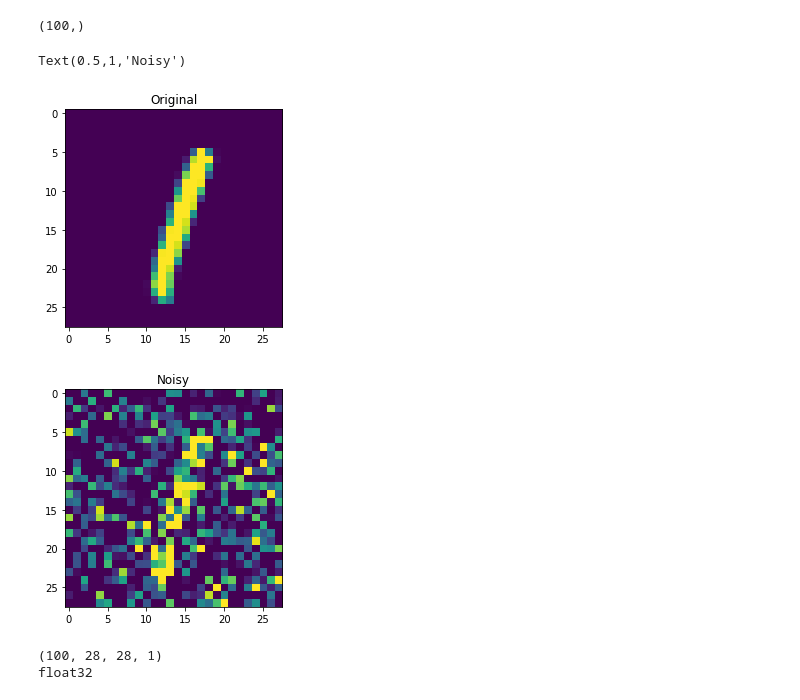
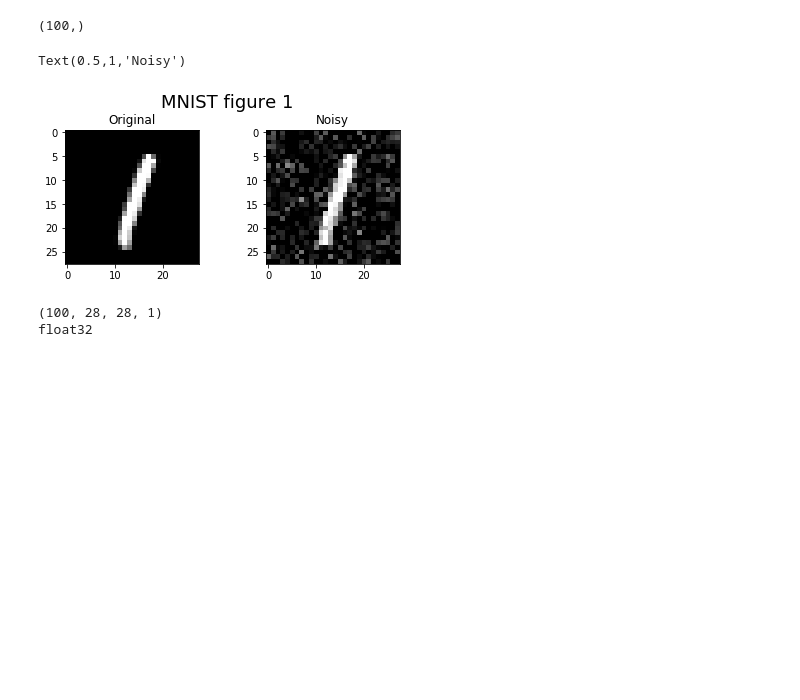
Before and after one commit to r3cubed/koea, a Jupyter notebook: python_week08_denoise.ipynb, the cells around one changed output. Saved outputs shown, nothing was run; the diff lists cells and outputs as text; code cells hidden in the pictures; blank space fills up the shorter version.

```diff
--- a/python_week08_denoise.ipynb
+++ b/python_week08_denoise.ipynb
@@ -62,8 +62,8 @@ Ytest  = YtestAll[1000:1100]
 
 ## Let's create noisy input data
 
-XtrainNoisy = Xtrain + 0.5*np.random.randn(*Xtrain.shape)
-XtestNoisy = Xtest + 0.5*np.random.randn(*Xtest.shape)
+XtrainNoisy = Xtrain + 0.2*np.random.randn(*Xtrain.shape)
+XtestNoisy = Xtest + 0.2*np.random.randn(*Xtest.shape)
 
 XtrainNoisy = np.clip(XtrainNoisy, 0., 1.)
 XtestNoisy = np.clip(XtestNoisy, 0., 1.)
@@ -75,17 +75,18 @@ Ytest.shape
 # %%
 ## Let's plot one of them
 
-fig = plt.figure()
-plt.imshow(Xtrain[5,:,:,0])
-plt.title('Original')
+fig, ax = plt.subplots(1,2, figsize=(6,3))
 
-fig = plt.figure()
-plt.imshow(XtrainNoisy[5,:,:,0])
-plt.title('Noisy')
+fig.suptitle('MNIST figure %d'%(Ytrain[5]), fontsize=18)
+fig.subplots_adjust(hspace=0.5, wspace=0.5)
+ax[0].imshow(Xtrain[5,:,:,0], cmap='gray')
+ax[0].set_title('Original')
+
+ax[1].imshow(XtrainNoisy[5,:,:,0], cmap='gray')
+ax[1].set_title('Noisy')
 # %% [output]
 Text(0.5,1,'Noisy')
-[figure, old version]
+[figure, new version]
-[figure, removed]
 # %%
 ## Let's check the shape and type of the our test dataset
 
```
Also changed, not shown: parts of 1 cell of this notebook, 2 other files.
